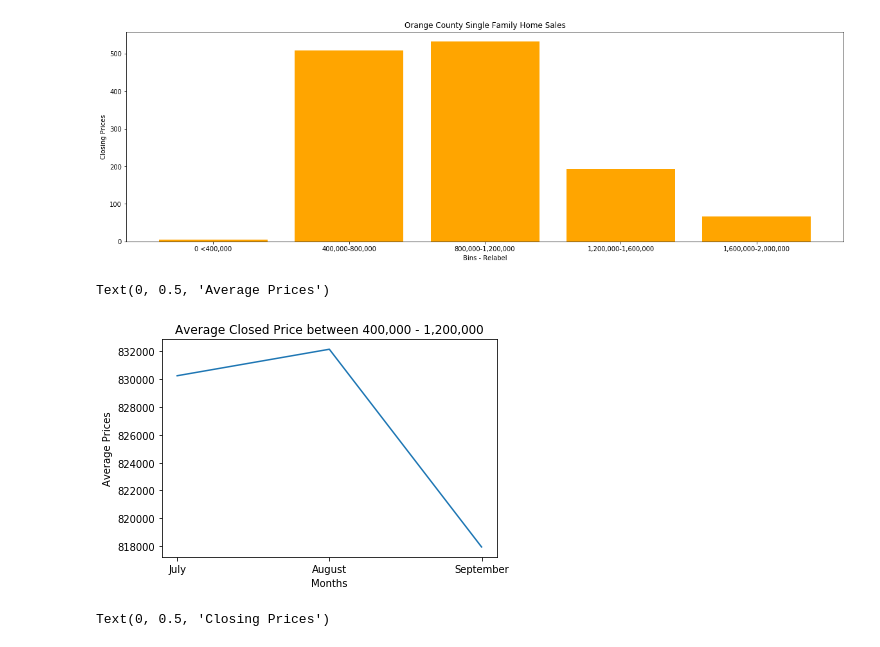
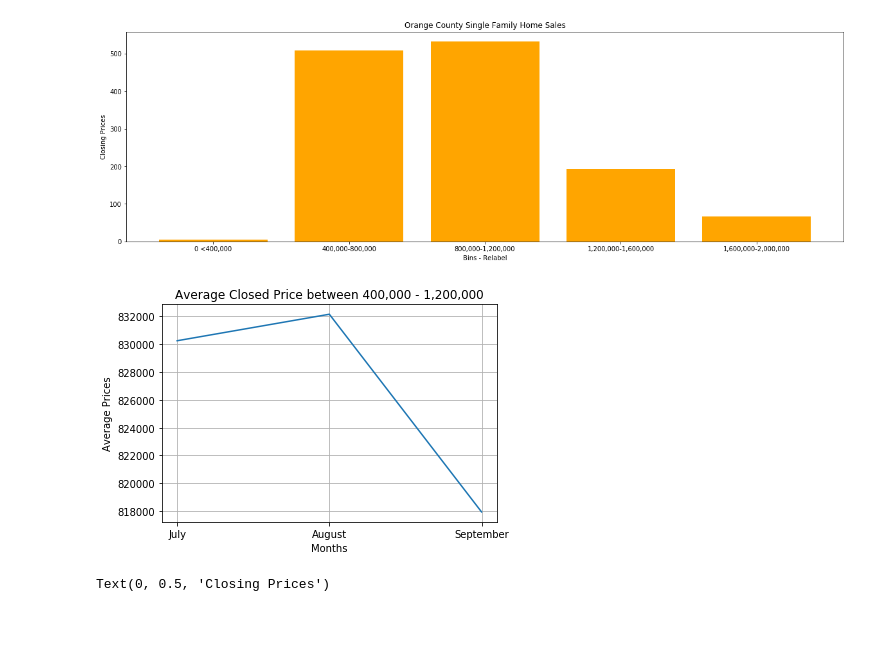
Before and after one commit to nickbatkhan/RealestateanalysisCA2019, a Jupyter notebook: Real_Estate_in_CA.ipynb, the cells around one changed output. Cells and saved outputs as stored; diff of their text form; code cells hidden in the pictures.

```diff
--- a/Real_Estate_in_CA.ipynb
+++ b/Real_Estate_in_CA.ipynb
@@ -628,19 +561,19 @@ Text(0, 0.5, 'Closing Prices')
 # %%
 # Difference Code for OC
 
 OC_diff = summer_current_OC[(summer_current_OC[''] == '400,000-800,000') |  (summer_current_OC[''] == '800,000-1,200,000')]
 OC_diff = OC_diff.loc[:,['month', 'L/C Price']]
 OC_diff_group = OC_diff.groupby(['month']).mean()
 OC_diff_group
 
 plt.plot(OC_diff_group)
 plt.xticks(np.arange(7,10),('July', 'August', 'September'))
 plt.title("Average Closed Price between 400,000 - 1,200,000")
 plt.xlabel('Months')
 plt.ylabel('Average Prices')
+plt.grid()
 # %% [output]
-Text(0, 0.5, 'Average Prices')
-[figure, old version]
+[figure, new version]
 # %%
 # Grouping Riverside county by bins and graphing the resutls
 figure(num=None, figsize=(20,6))
```
Also changed, not shown: parts of 19 cells of this notebook, 1 other file.
